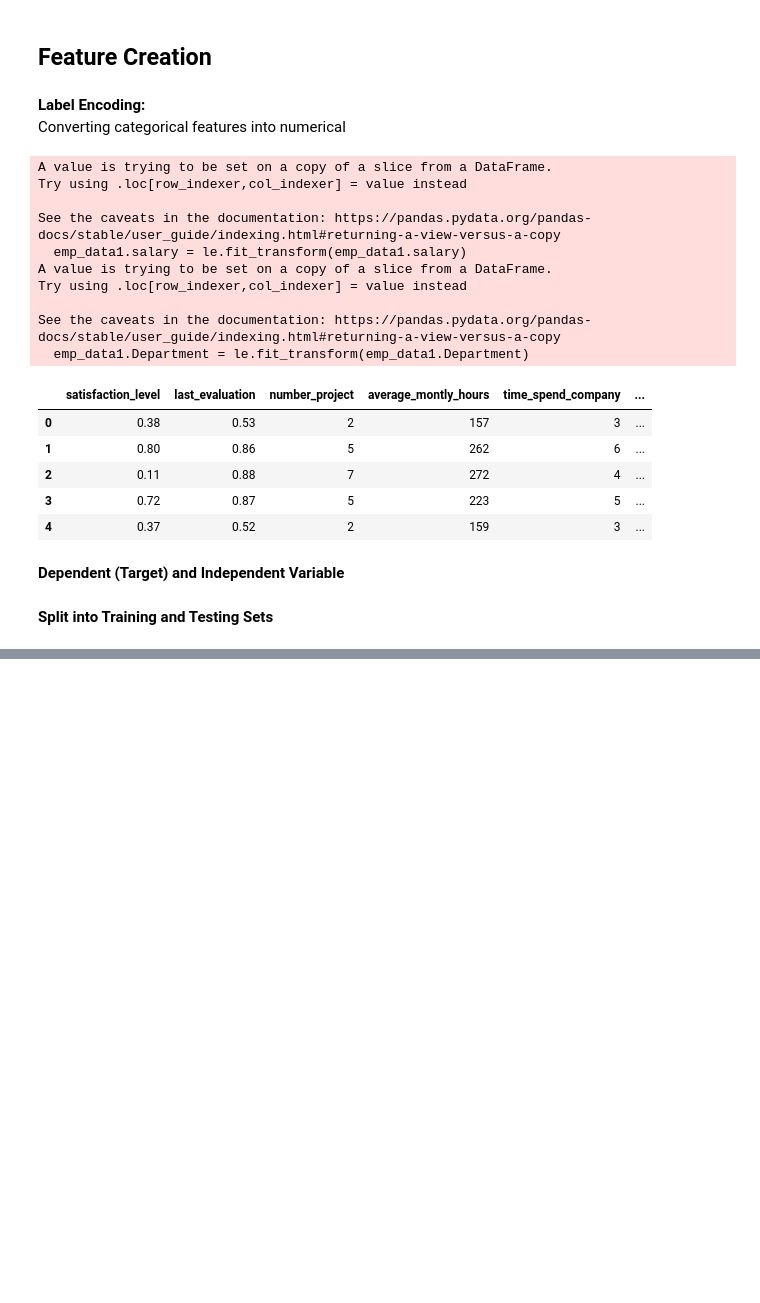
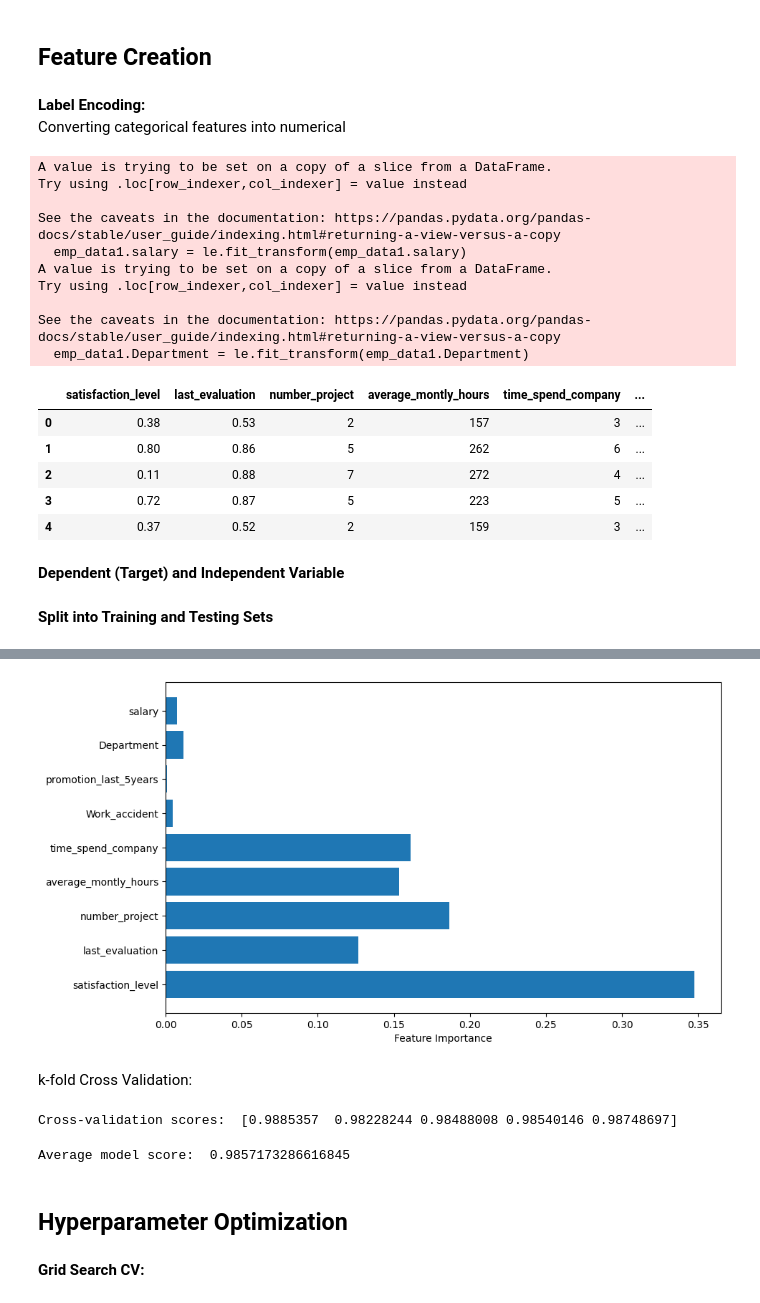
Before and after one commit to Chartreuse373/Employee-Attrition-Random-Forest, a Jupyter notebook: random_forest.ipynb, the cells around one changed output, grey strips where cells are left out. Cells and saved outputs as stored; diff of their text form; code cells hidden in the pictures; blank space fills up the shorter version.

```diff
--- a/random_forest.ipynb
+++ b/random_forest.ipynb
@@ -222,0 +228,6 @@ y = emp_data1.left
+# %%
+from sklearn.preprocessing import StandardScaler
+scaler = StandardScaler()
+# %%
+xtrain_scaled = scaler.fit_transform(x_train)
+xtest_scaled = scaler.transform(x_test)
@@ -222,0 +315,27 @@ y = emp_data1.left
+# %%
+list_of_features = list(x.columns)
+plt.figure(figsize=(10, 6))
+plt.barh(range(len(list_of_features)), Random_forest_model.feature_importances_)
+plt.yticks(range(len(list_of_features)), list_of_features)
+plt.xlabel('Feature Importance')
+plt.show()
+# %% [output]
+[figure, added]
+# %% [markdown]
+k-fold Cross Validation:
+# %%
+#5-fold Cross Validation
+from sklearn.model_selection import cross_val_score
+scores = cross_val_score(Random_forest_model, xtrain_scaled, y_train, cv=5, scoring='accuracy')
+print("Cross-validation scores: ", scores)
+# %% [output]
+Cross-validation scores:  [0.9885357  0.98228244 0.98488008 0.98540146 0.98748697]
+# %%
+avg_model_score = np.mean(scores)
+print("Average model score: ", avg_model_score)
+# %% [output]
+Average model score:  0.9857173286616845
+# %% [markdown]
+## Hyperparameter Optimization
+# %% [markdown]
+**Grid Search CV:**
```
Also changed, not shown: parts of 34 cells of this notebook.
